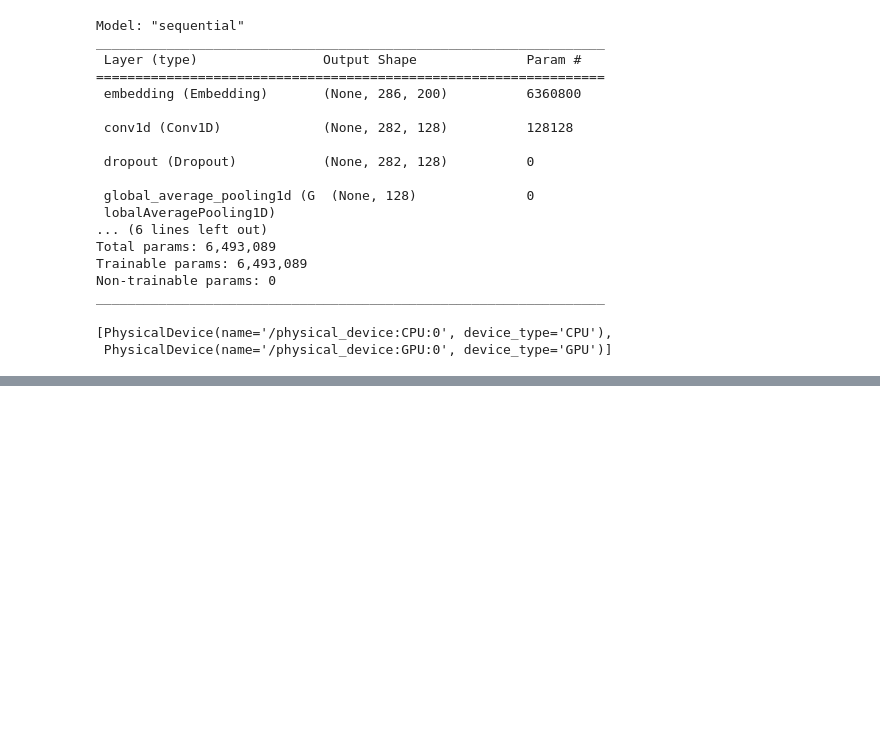
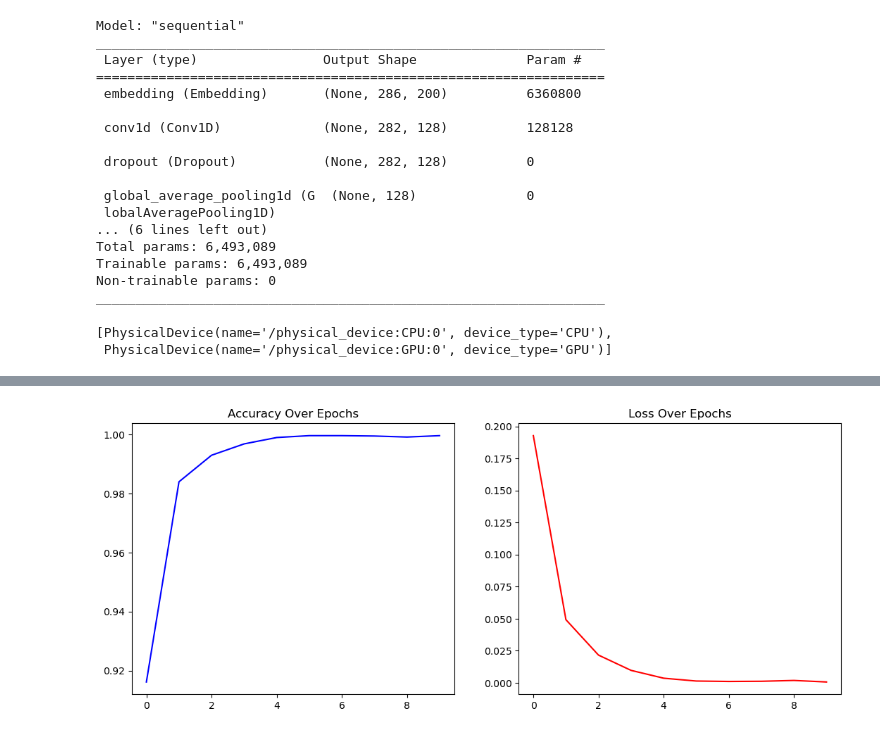
Before and after one commit to MoncefKa/kaggle-projects, a Jupyter notebook: fake-news-classification.ipynb, the cells around one changed output, grey strips where cells are left out. Drawn from its saved outputs; the diff is of its cells as text; code cells hidden in the pictures; blank space fills up the shorter version.

```diff
--- a/fake-news-classification.ipynb
+++ b/fake-news-classification.ipynb
@@ -265,5 +270,5 @@ tf.config.list_physical_devices()
  PhysicalDevice(name='/physical_device:GPU:0', device_type='GPU')]
 # %%
 with tf.device("GPU:0"):
-    model.fit(X_train_titles,y_train_titles,validation_data=(X_test_titles,y_test_titles),epochs=15)
+    history=model.fit(X_train_titles,y_train_titles,validation_data=(X_test_titles,y_test_titles),epochs=10)
 # %% [output]
@@ -286,0 +295,13 @@ Epoch 15/15
+# %%
+acc=history.history["accuracy"]
+loss=history.history["loss"]
+epochs=range(len(acc))
+
+fig,axs=plt.subplots(1,2,figsize=(13,5))
+axs[0].plot(epochs,acc,color="blue")
+axs[0].set_title("Accuracy Over Epochs")
+axs[1].plot(epochs,loss,color="red")
+axs[1].set_title("Loss Over Epochs")
+plt.show()
+# %% [output]
+[figure, added]
```
Also changed, not shown: parts of 11 cells of this notebook.
